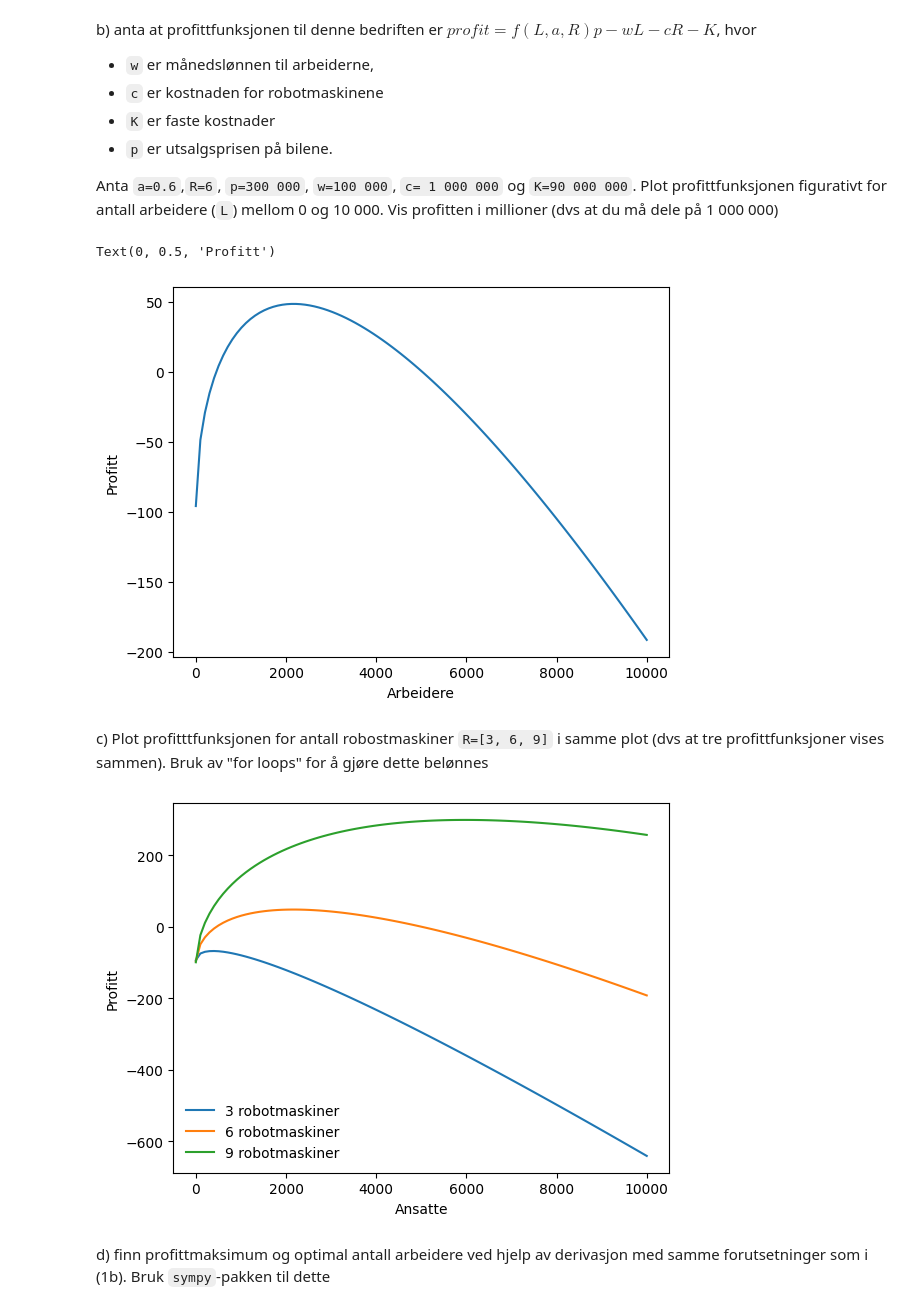
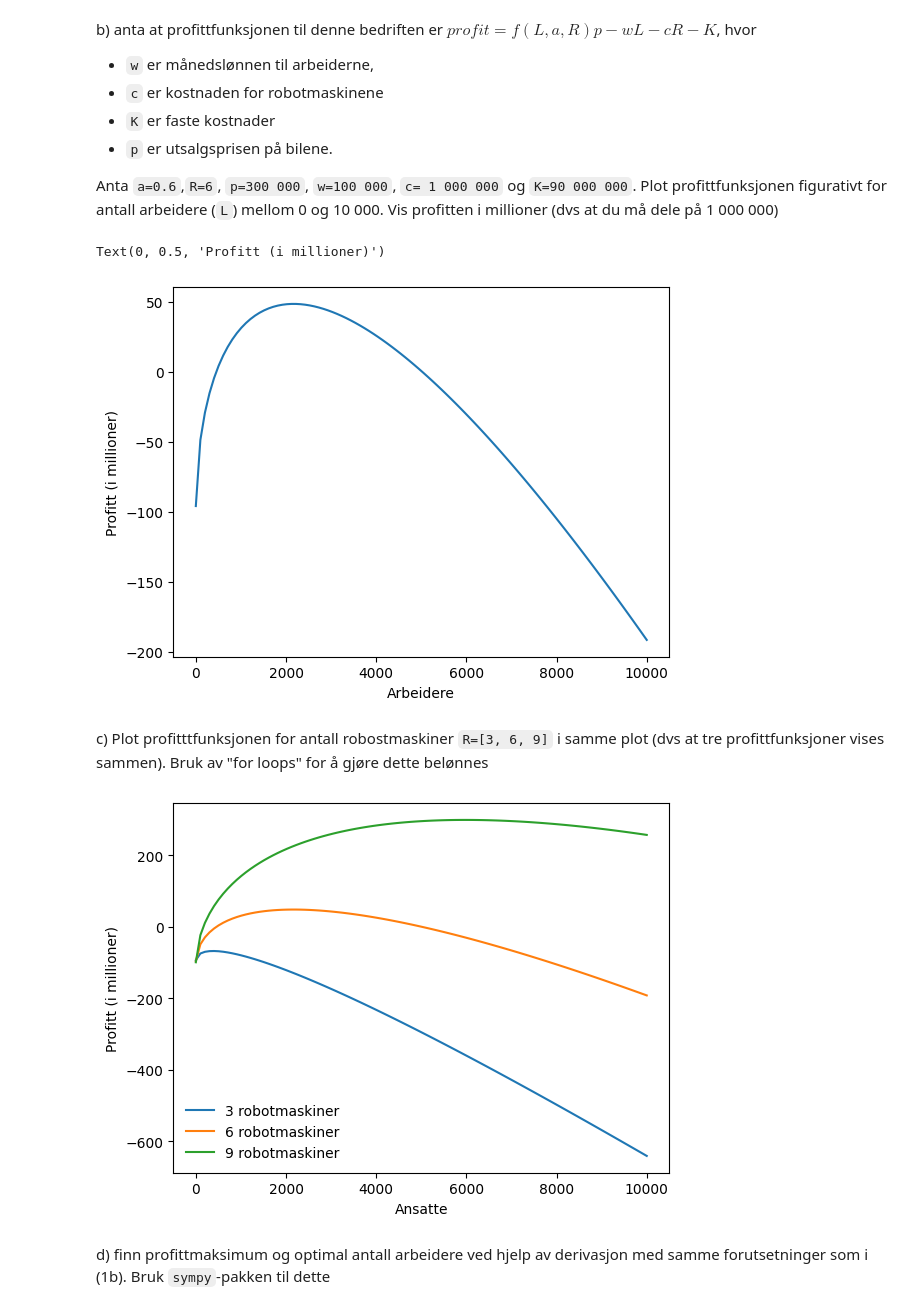
Before and after one commit to osa032/SOK_1003, a Jupyter notebook: SOK-1003-eksamen-2022-mappe2.ipynb, the cells around one changed output. Saved outputs shown, nothing was run; the diff lists cells and outputs as text; code cells hidden in the pictures.

```diff
--- a/SOK-1003-eksamen-2022-mappe2.ipynb
+++ b/SOK-1003-eksamen-2022-mappe2.ipynb
@@ -277,26 +285,26 @@ Anta `a=0.6`,`R=6`, `p=300 000`, `w=100 000`, `c= 1 000 000` og `K=90 000 000`.
 # %%
 #Definerer profittfunksjonen
 
 def profit(p,L,a,R,w,c,K):
     return product(R, L, a)*p-w*L-c*R-K
 
 #Definerer de forskjellige verdiene
 
 x = np.linspace(0,10000,100)
 a=0.6
 R=6
 p=300000
 w=100000
 c=1000000
 K=90000000
 
 #Lager et plot
 plt.plot(x,(profit(p,x,a,R,w,c,K))/10**6)
 plt.xlabel('Arbeidere')
-plt.ylabel('Profitt')
+plt.ylabel('Profitt (i millioner)')
 # %% [output]
-Text(0, 0.5, 'Profitt')
+Text(0, 0.5, 'Profitt (i millioner)')
-[figure, old version]
+[figure, new version]
 # %% [markdown]
 c) Plot profitttfunksjonen for antall robostmaskiner `R=[3, 6, 9]` i samme plot (dvs at tre profittfunksjoner vises sammen). Bruk av "for loops" for å gjøre dette belønnes
 # %%
@@ -307,7 +315,7 @@ R=[3, 6, 9]
 # Lager subplots for å kunne legge til flere grafer
 
 fig,ax=plt.subplots()
-ax.set_ylabel('Profitt')
+ax.set_ylabel('Profitt (i millioner)')
 ax.set_xlabel('Ansatte')
 
 #For-loop for hver antall robotmaskiner
@@ -316,7 +324,7 @@ for i in R:
     plt.plot(x,(profit(p,x,a,i,w,c,K))/10**6,label=str(i) + ' robotmaskiner')
     ax.legend(loc='lower left',frameon=False)
 # %% [output]
-[figure, old version]
+[figure, new version]
 # %% [markdown]
 d) finn profittmaksimum og optimal antall arbeidere ved hjelp av derivasjon med samme forutsetninger som i (1b). Bruk `sympy`-pakken til dette
 # %%
```
Also changed, not shown: parts of 10 cells of this notebook.
